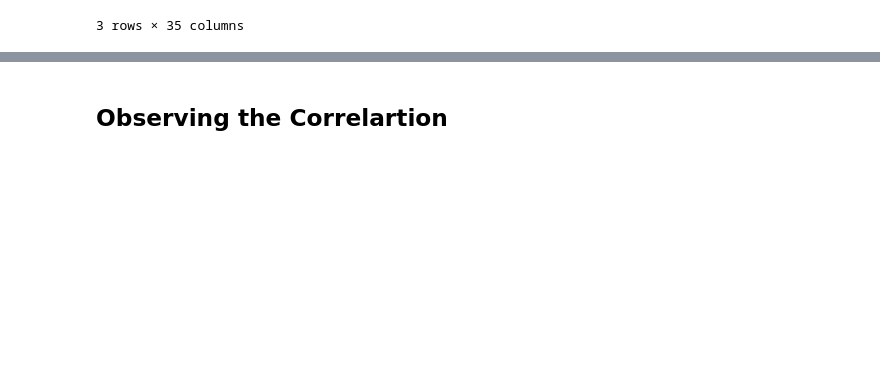
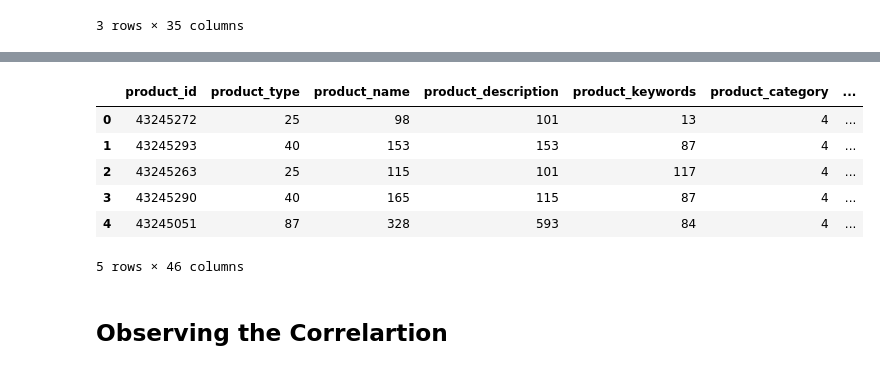
Before and after one commit to aplabey/2nd_hand_fashion_valuation, a Jupyter notebook: notebooks/notebook_SL.ipynb, the cells around one changed output, grey strips where cells are left out. Drawn from its saved outputs; the diff is of its cells as text; code cells hidden in the pictures; blank space fills up the shorter version.

```diff
--- a/notebooks/notebook_SL.ipynb
+++ b/notebooks/notebook_SL.ipynb
@@ -648,3 +661,34 @@ data_cleaned.head(3)
+# %%
+from sklearn.preprocessing import LabelEncoder, OneHotEncoder
+from sklearn.feature_extraction.text import TfidfVectorizer
+# Define the function for label encoding
+def labelencoder(data_cleaned):
+    for c in data_cleaned.columns:
+        if data_cleaned[c].dtype == 'object' or data_cleaned[c].dtype == 'bool':
+            lbl = LabelEncoder()
+            data_cleaned[c] = data_cleaned[c].astype(str)  # Convert to string to handle mixed types and avoid errors
+            data_cleaned[c] = lbl.fit_transform(data_cleaned[c])
+    return data_cleaned
+
+# Apply the labelencoder to each group based on brand_name
+try:
+    data_cleaned = data_cleaned.groupby('brand_name', group_keys=False).apply(labelencoder)
+except Exception as e:
+    print(f"Error occurred: {e}")
+
+# Reset the index again to clean up the resulting DataFrame
+data_cleaned = data_cleaned.reset_index(drop=True)
+
+# Display the first few rows of the transformed data
+data_cleaned.head()
+# %% [output]
+|  | product_id | product_type | product_name | product_description | product_keywords | product_category | ... |
+| 0 | 43245272 | 25 | 98 | 101 | 13 | 4 | ... |
+| 1 | 43245293 | 40 | 153 | 153 | 87 | 4 | ... |
+| 2 | 43245263 | 25 | 115 | 101 | 117 | 4 | ... |
+| 3 | 43245290 | 40 | 165 | 115 | 87 | 4 | ... |
+| 4 | 43245051 | 87 | 328 | 593 | 84 | 4 | ... |
+5 rows × 46 columns
 # %% [markdown]
 ## Observing the Correlartion
 # %%
```
Also changed, not shown: parts of 6 cells of this notebook.
